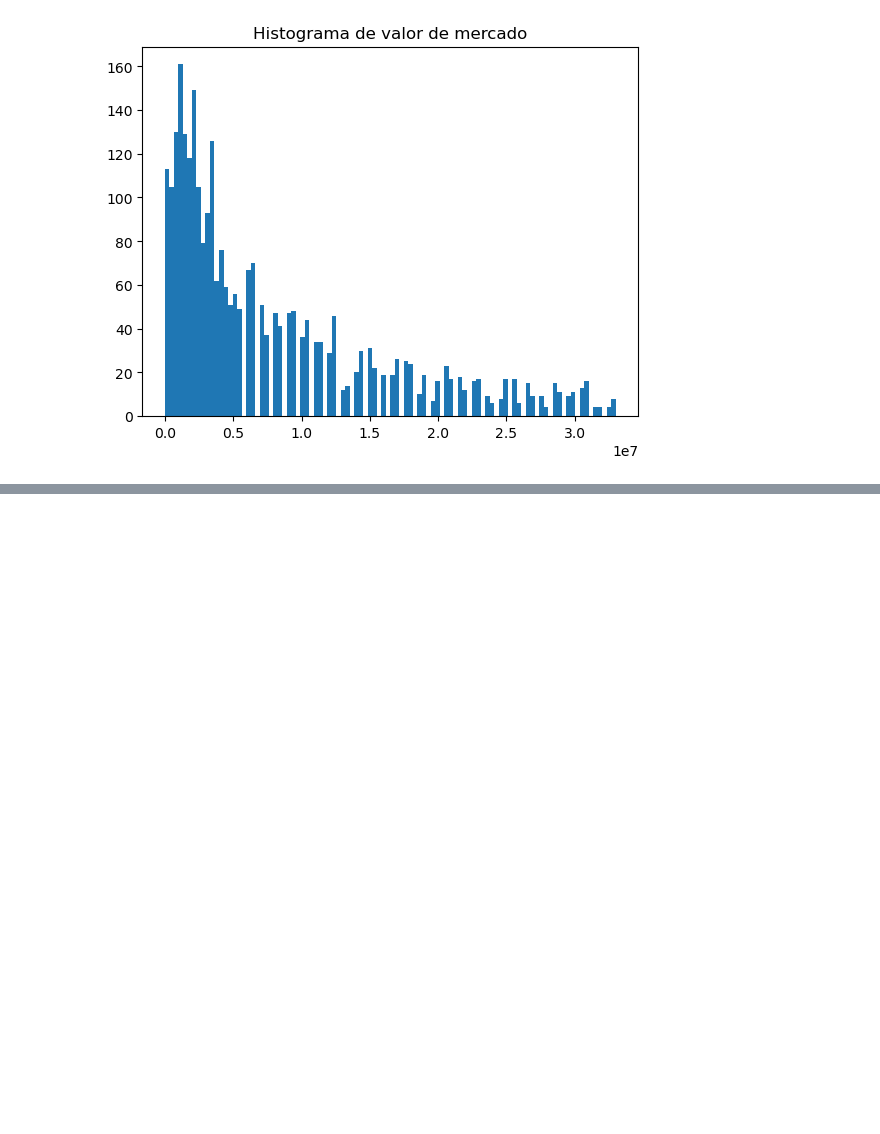
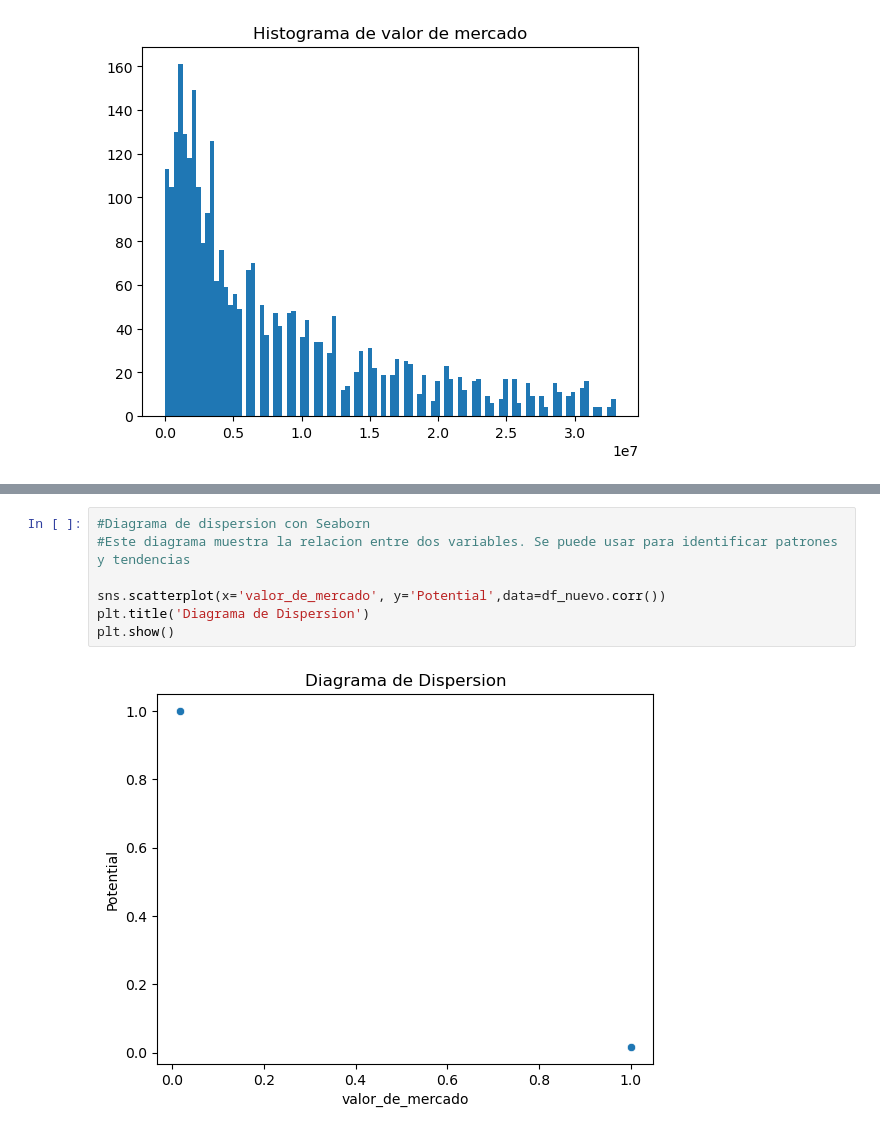
Before and after one commit to javierlara47/TFG, a Jupyter notebook: notebooks/archivo.ipynb, the cells around one changed output, grey strips where cells are left out. Drawn from its saved outputs; the diff is of its cells as text; blank space fills up the shorter version.

```diff
--- a/notebooks/archivo.ipynb
+++ b/notebooks/archivo.ipynb
@@ -344,0 +437,9 @@ plt.show()
+# %%
+#Diagrama de dispersion con Seaborn
+#Este diagrama muestra la relacion entre dos variables. Se puede usar para identificar patrones y tendencias
+
+sns.scatterplot(x='valor_de_mercado', y='Potential',data=df_nuevo.corr())
+plt.title('Diagrama de Dispersion')
+plt.show()
+# %% [output]
+[figure, added]
```
Also changed, not shown: parts of 11 cells of this notebook.
